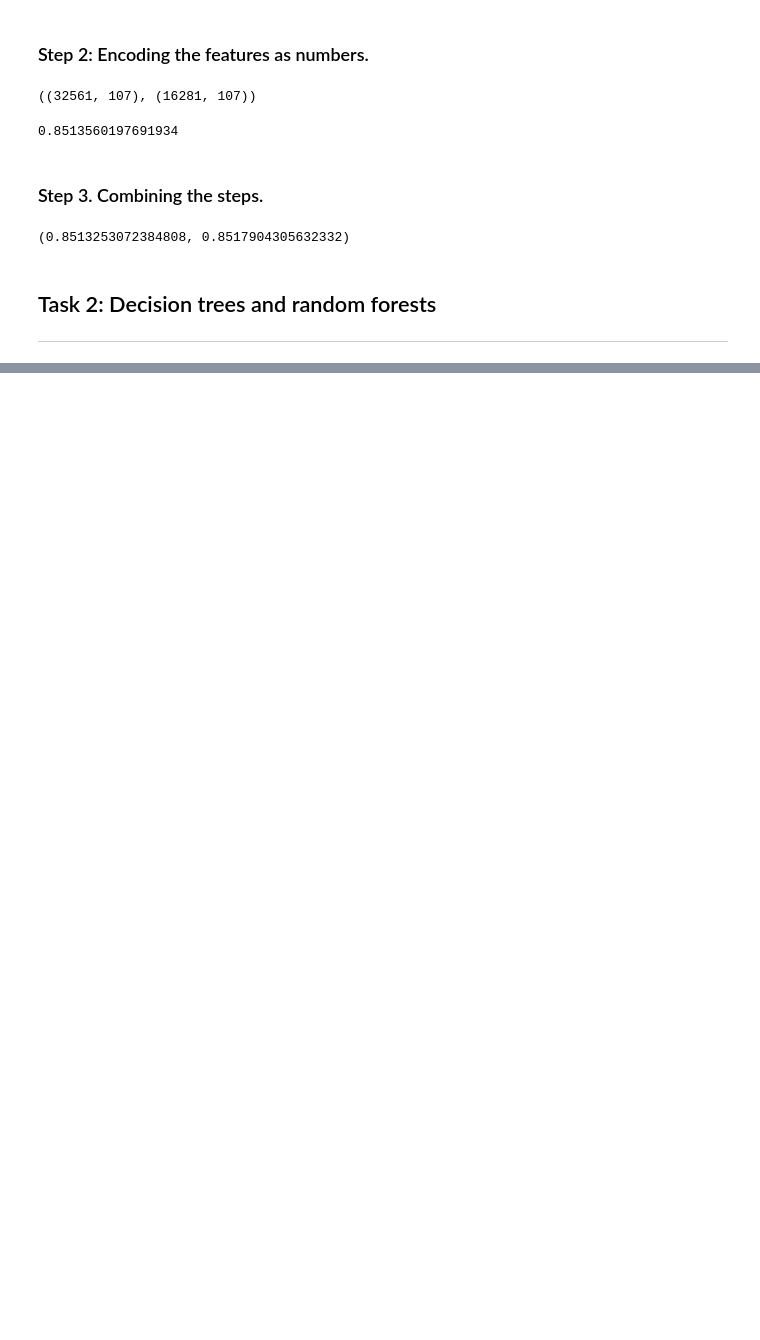
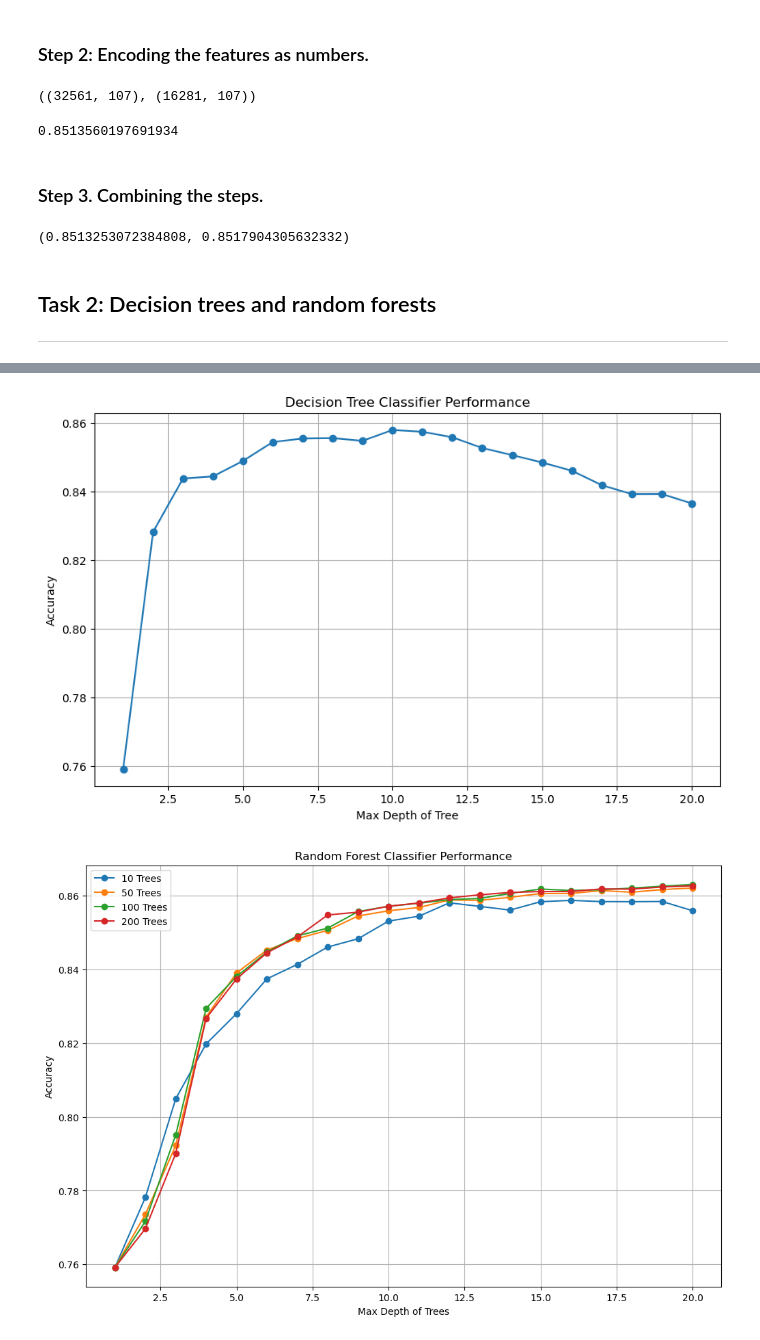
Before and after one commit to NilsDunlop/DIT867-Assignments, a Jupyter notebook: Assignment 2/Assignment2.ipynb, the cells around one changed output, grey strips where cells are left out. Saved outputs shown, nothing was run; the diff lists cells and outputs as text; code cells hidden in the pictures; blank space fills up the shorter version.

Commit message:
Add decision tree and random forest task

```diff
--- a/Assignment 2/Assignment2.ipynb
+++ b/Assignment 2/Assignment2.ipynb
@@ -130,0 +197,34 @@ mean_cv_accuracy, test_accuracy
+# %%
+def plot_dt_scores(dt_scores):
+    plt.figure(figsize=(10, 6))
+    depths = list(dt_scores.keys())
+    scores = list(dt_scores.values())
+
+    plt.plot(depths, scores, marker='o')
+    plt.xlabel('Max Depth of Tree')
+    plt.ylabel('Accuracy')
+    plt.title('Decision Tree Classifier Performance')
+    plt.grid(True)
+    plt.show()
+# %%
+def plot_rf_scores(rf_scores, n_estimators_list):
+    plt.figure(figsize=(12, 8))
+
+    for n_estimators in n_estimators_list:
+        depths = [depth for (estimators, depth), score in rf_scores.items() if estimators == n_estimators]
+        scores = [score for (estimators, depth), score in rf_scores.items() if estimators == n_estimators]
+
+        plt.plot(depths, scores, marker='o', label=f'{n_estimators} Trees')
+
+    plt.xlabel('Max Depth of Trees')
+    plt.ylabel('Accuracy')
+    plt.title('Random Forest Classifier Performance')
+    plt.legend()
+    plt.grid(True)
+    plt.show()
+# %%
+plot_dt_scores(dt_scores)
+plot_rf_scores(rf_scores, n_estimators_list)
+# %% [output]
+[figure, added]
+[figure, added]
```
Also changed, not shown: parts of 5 cells of this notebook.
